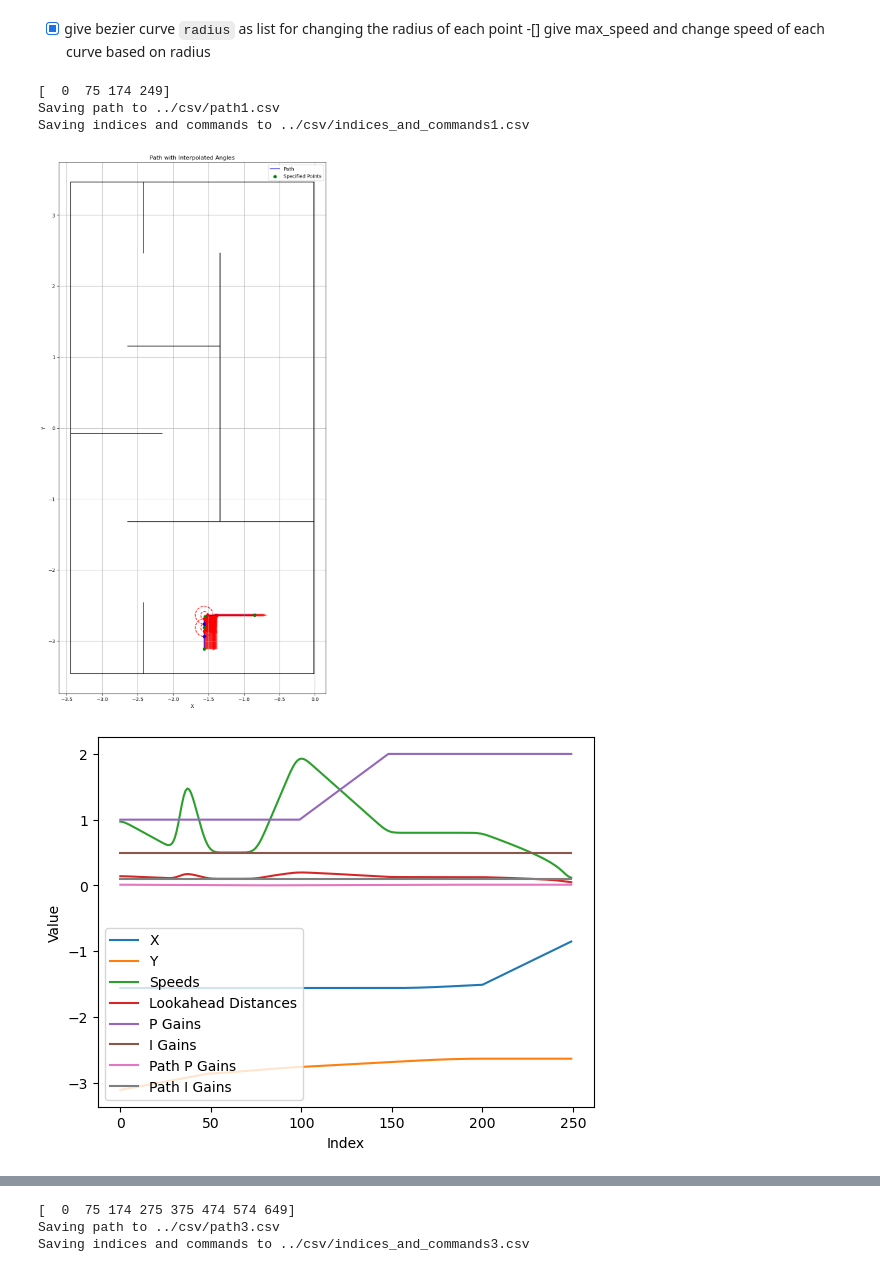
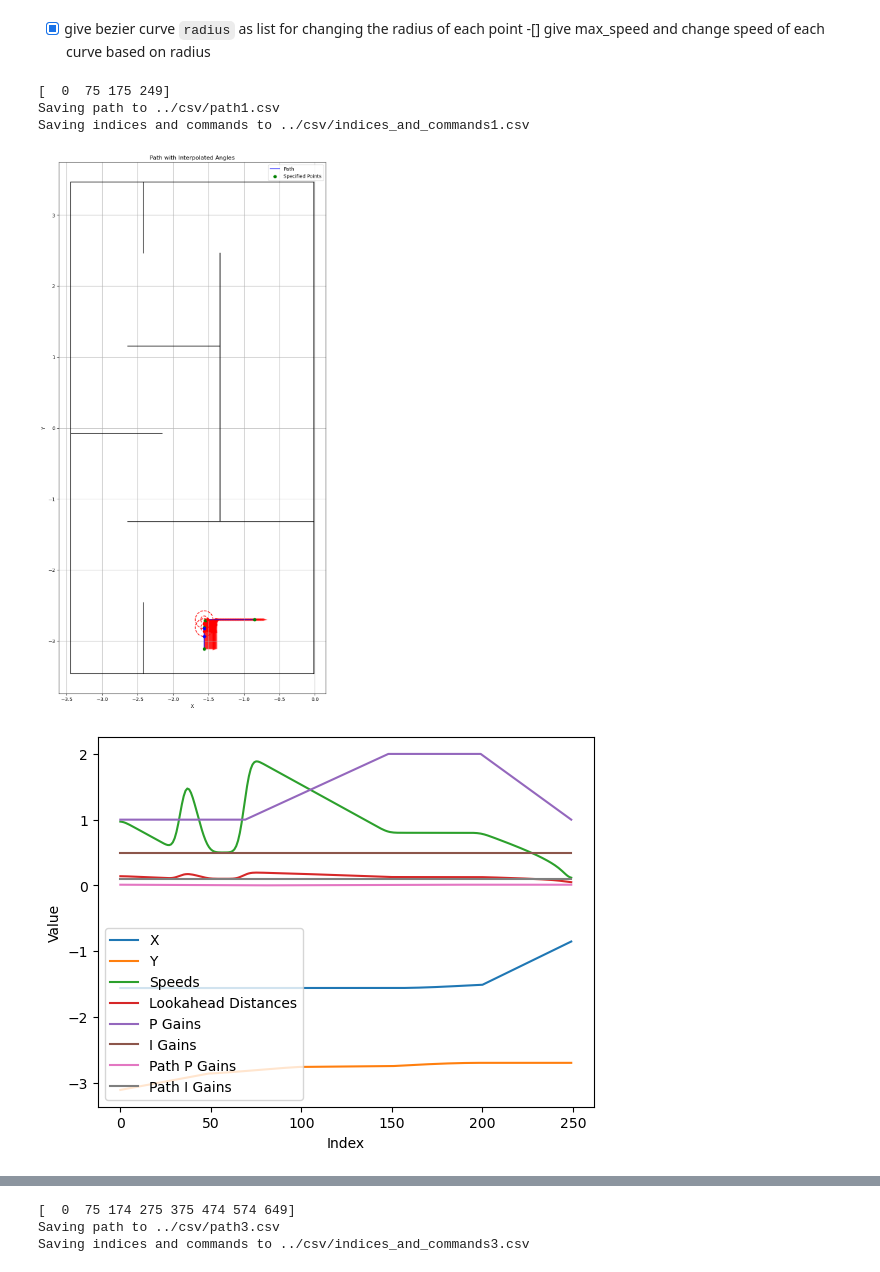
Before and after one commit to NeyagawaRobocons/chassis_haru_robo2024, a Jupyter notebook: pure_pursuit/pure_pursuit/pure_pursuit_test.ipynb, the cells around one changed output, grey strips where cells are left out. Drawn from its saved outputs; the diff is of its cells as text; code cells hidden in the pictures.

```diff
--- a/pure_pursuit/pure_pursuit/pure_pursuit_test.ipynb
+++ b/pure_pursuit/pure_pursuit/pure_pursuit_test.ipynb
@@ -601,48 +601,48 @@ def generate_and_save_path(
 # %%
 max_speed = 2.0 # 速度[m/s]
 max_lookahead_distance = 0.2 # 先行距離[m]
-angle_threshold = 0.05 # 角度のしきい値[rad]
+angle_threshold = 0.2 # 角度のしきい値[rad]
 path_p_gain = 0.1
 path_i_gain = 0.1
 deg = np.radians(100)
 poses = np.zeros((4, 9))
 poses[:,0] = np.array([1.562, 1.562, 1.562, 0.854])
-poses[:,1] = np.array([-3.112, -3.112 + 0.3, -2.637, -2.637])
+poses[:,1] = np.array([-3.112, -3.112 + 0.3, -2.7, -2.7])
 poses[:,2] = np.array([np.pi/2.0, deg, np.pi/2.0, np.pi/2.0])
 poses[:,3] = np.array([0.05, 0.05, 0.05, 0.05]) # radius
-poses[:,4] = np.array([0.5, 0.25, 0.4, 0.9]) # speed_rate
+poses[:,4] = np.array([0.5, 0.25, 0.4, 0.5]) # speed_rate
 poses[:,0] = -poses[:,0]
 poses[:,2] = -poses[:,2]
-poses[:,5] = np.array([1.0, 1.0, 2.0, 2.0]) # p_gain_rates
+poses[:,5] = np.array([1.0, 1.0, 2.0, 1.0]) # p_gain_rates
 poses[:,6] = np.array([1.0, 1.0, 1.0, 1.0]) # i_gain_rates
 
 commands = np.array([
     [1, 0, False],
     [6, 0, False],
     [0, 0, False],
     [0, 0, False],
 ])
 
 generate_and_save_path(
         poses,
         commands,
         max_lookahead_distance,
         max_speed=max_speed,
         max_p_gain=1.0,
         max_i_gain=0.5,
         angle_threshold=angle_threshold,
         path_p_gain=path_p_gain,
         path_p_magnification=10.0,
         path_i_gain=path_i_gain,
         resolution=50,
         path_number=1
     )
 # %% [output]
-[  0  75 174 249]
+[  0  75 175 249]
 Saving path to ../csv/path1.csv
 Saving indices and commands to ../csv/indices_and_commands1.csv
-[figure, old version]
+[figure, new version]
-[figure, old version]
+[figure, new version]
 # %%
 max_speed = 2.0 # 速度[m/s]
 max_lookahead_distance = 0.3 # 先行距離[m]
```
Also changed, not shown: parts of 1 cell of this notebook, 6 other files.
